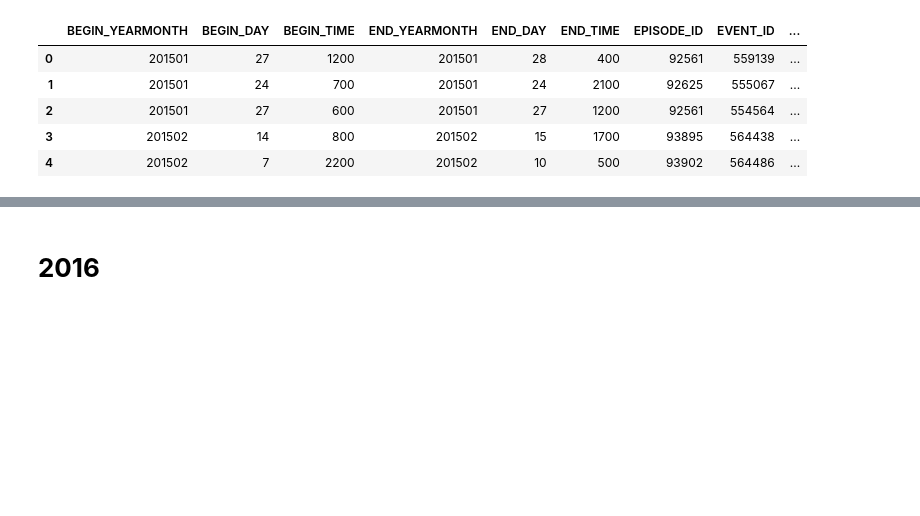
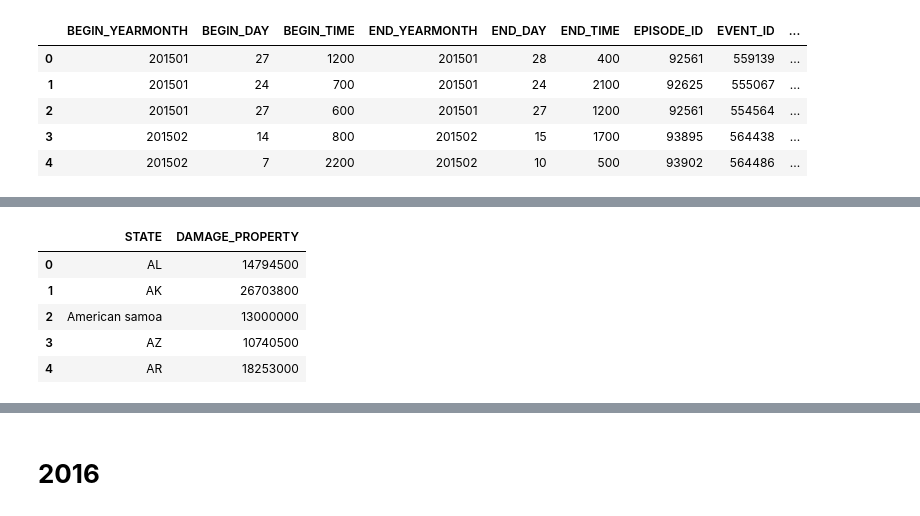
Before and after one commit to lmstephens/Build-Week1, a Jupyter notebook: 2013_2019weather.ipynb, the cells around one changed output, grey strips where cells are left out. Cells and saved outputs as stored; diff of their text form; code cells hidden in the pictures; blank space fills up the shorter version.

```diff
--- a/2013_2019weather.ipynb
+++ b/2013_2019weather.ipynb
@@ -377,0 +410,2 @@ dfweather_data_2015['DAMAGE_PROPERTY'] = DAMAGE_PROPERTY_2015
+# %%
+df2015['STATE']=df2015['STATE'].str.capitalize()
@@ -377,0 +470,9 @@ dfweather_data_2015['DAMAGE_PROPERTY'] = DAMAGE_PROPERTY_2015
+# %%
+df2015.head()
+# %% [output]
+|  | STATE | DAMAGE_PROPERTY |
+| 0 | AL | 14794500 |
+| 1 | AK | 26703800 |
+| 2 | American samoa | 13000000 |
+| 3 | AZ | 10740500 |
+| 4 | AR | 18253000 |
```
Also changed, not shown: parts of 7 cells of this notebook.
